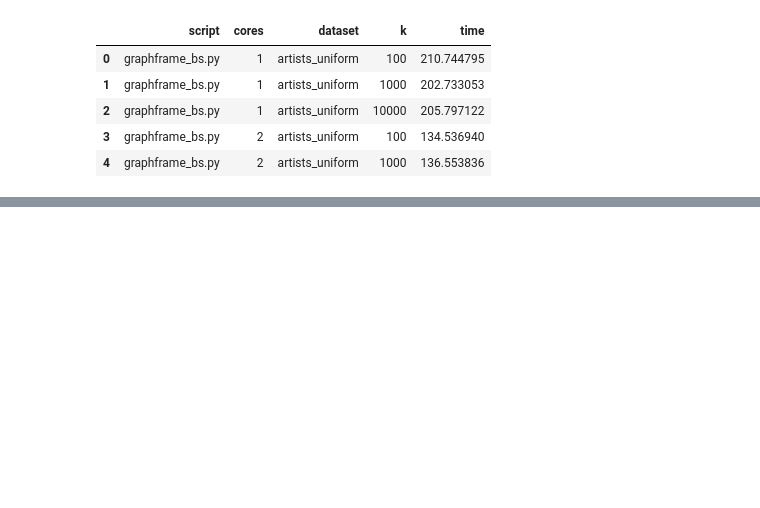
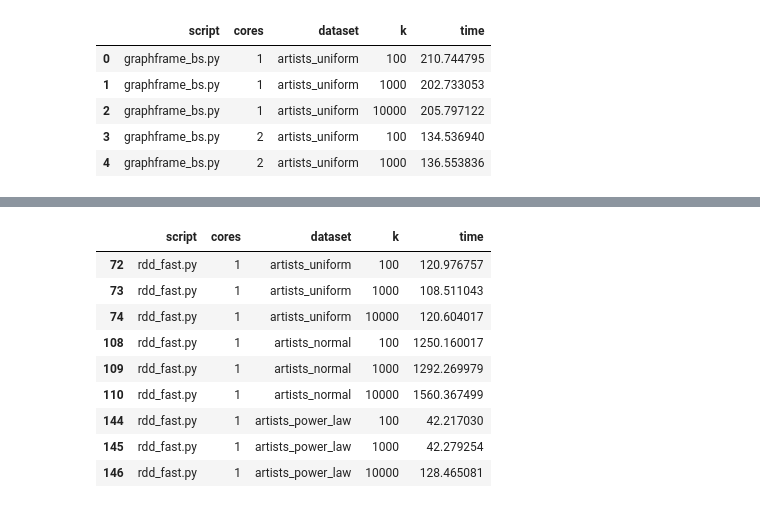
Before and after one commit to papaemman/Mining-of-Massive-Datasets-AUTh, a Jupyter notebook: notebooks/EDA_graph_data.ipynb, the cells around one changed output, grey strips where cells are left out. Drawn from its saved outputs; the diff is of its cells as text; code cells hidden in the pictures; blank space fills up the shorter version.

```diff
--- a/notebooks/EDA_graph_data.ipynb
+++ b/notebooks/EDA_graph_data.ipynb
@@ -246 +312,17 @@ experiments_df[experiments_df["dataset"]=="artists_uniform"]
+# %%
+# TODO: Graph to compare distributions
+
+experiments_df[(experiments_df["script"] == "rdd_fast.py") &
+               (experiments_df["cores"] == ) ]
+# %% [output]
+|  | script | cores | dataset | k | time |
+| 72 | rdd_fast.py | 1 | artists_uniform | 100 | 120.976757 |
+| 73 | rdd_fast.py | 1 | artists_uniform | 1000 | 108.511043 |
+| 74 | rdd_fast.py | 1 | artists_uniform | 10000 | 120.604017 |
+| 108 | rdd_fast.py | 1 | artists_normal | 100 | 1250.160017 |
+| 109 | rdd_fast.py | 1 | artists_normal | 1000 | 1292.269979 |
+| 110 | rdd_fast.py | 1 | artists_normal | 10000 | 1560.367499 |
+| 144 | rdd_fast.py | 1 | artists_power_law | 100 | 42.217030 |
+| 145 | rdd_fast.py | 1 | artists_power_law | 1000 | 42.279254 |
+| 146 | rdd_fast.py | 1 | artists_power_law | 10000 | 128.465081 |
 # %%
```
Also changed, not shown: parts of 17 cells of this notebook, 11 other files.
